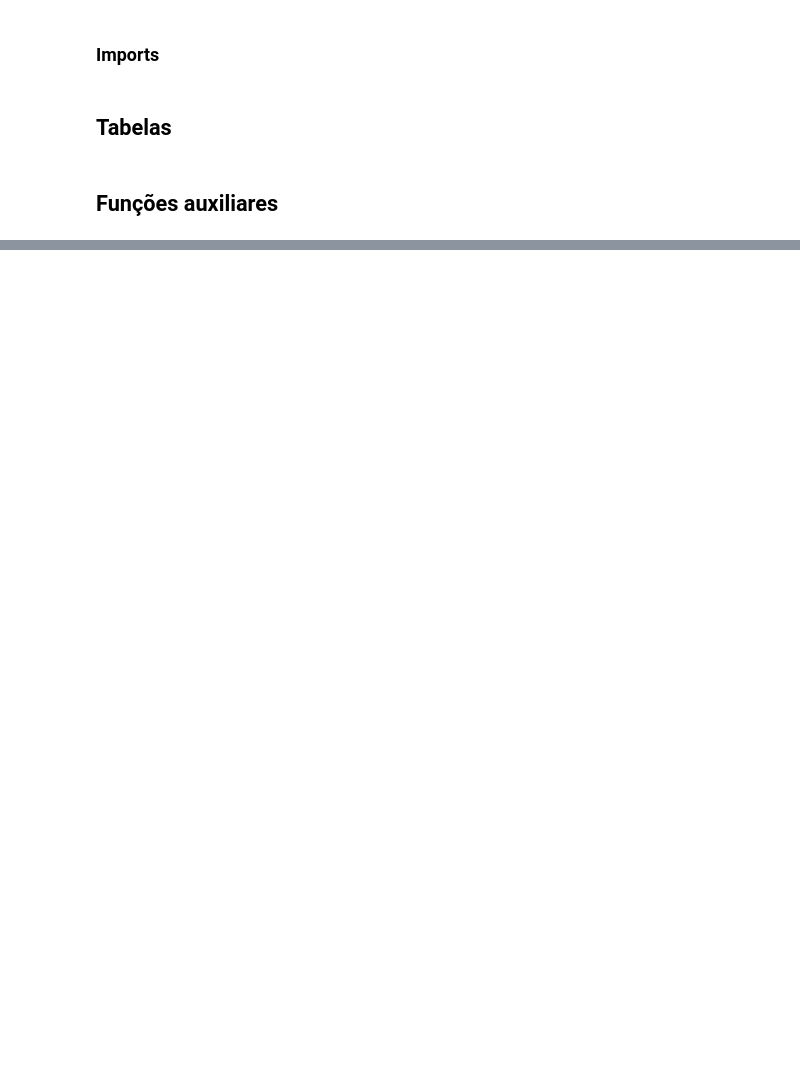
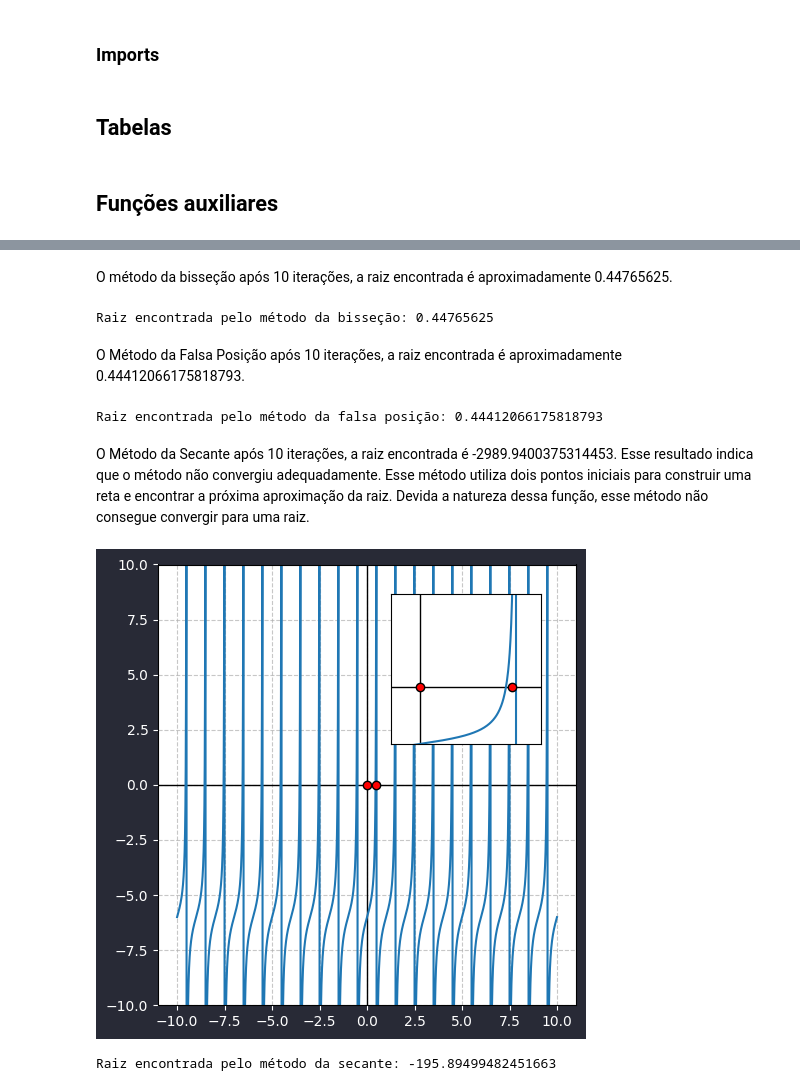
Before and after one commit to ViniHallmann/CNC, a Jupyter notebook: Relatório.ipynb, the cells around one changed output, grey strips where cells are left out. Saved outputs shown, nothing was run; the diff lists cells and outputs as text; code cells hidden in the pictures; blank space fills up the shorter version.

```diff
--- a/Relatório.ipynb
+++ b/Relatório.ipynb
@@ -446,10 +52,0 @@ Raiz encontrada pelo método de Newton-Raphson: 0.9623983200746065
-# %%
-try:
-    r = 1
-    v = 12.4
-    l = 10
-    root = bisection(0, 0.3048, 0.01, None, lambda h: l * (0.5*pi*r**2 - r**2*asin(h/r) - h*(r**2 -h**2)**1/2) - v)
-    print(root)
-    print(l * (0.5*pi*r**2 - r**2*asin(root/r) - root*(r**2 -root**2)**1/2))
-except ValueError as e:
-    print( e )
@@ -488,0 +391,38 @@ Raiz encontrada: -1.9618786463602413
+# %% [markdown]
+O método da bisseção após 10 iterações, a raiz encontrada é aproximadamente 0.44765625.
+# %%
+f = lambda x: tan( pi*x ) - 6
+x0 = 0
+x1 = 0.48
+iter = 10
+try:
+    root_bisection = bisection( x0, x1, None, iter, f )
+    print(f"Raiz encontrada pelo método da bisseção: {green_color}{root_bisection}{reset_color}")
+except ValueError as e:
+    print( e )
+# %% [output]
+Raiz encontrada pelo método da bisseção: 0.44765625
+# %% [markdown]
+O Método da Falsa Posição após 10 iterações, a raiz encontrada é aproximadamente 0.44412066175818793.
+# %%
+try:
+    root_false_position = false_positon ( x0, x1, None, iter, f )
+    print(f"Raiz encontrada pelo método da falsa posição: {green_color}{root_false_position}{reset_color}")
+except ValueError as e:
+    print( e )
+# %% [output]
+Raiz encontrada pelo método da falsa posição: 0.44412066175818793
+# %% [markdown]
+O Método da Secante após 10 iterações, a raiz encontrada é -2989.9400375314453. Esse resultado indica que o método não convergiu adequadamente. Esse método utiliza dois pontos iniciais para construir uma reta e encontrar a próxima aproximação da raiz. Devida a natureza dessa função, esse método não consegue convergir para uma raiz.
+# %%
+plot_function(x0, x1, lambda x: tan( pi*x ) - 6, 0, True)
+# %% [output]
+[figure, added]
+# %%
+try:
+    root_sec = secant( x0, x1, None, iter, f )
+    print(f"Raiz encontrada pelo método da secante: {red_color}{root_sec}{reset_color}")
+except ValueError as e:
+    print( e )
+# %% [output]
+Raiz encontrada pelo método da secante: -195.89499482451663
```
Also changed, not shown: parts of 43 cells of this notebook.
